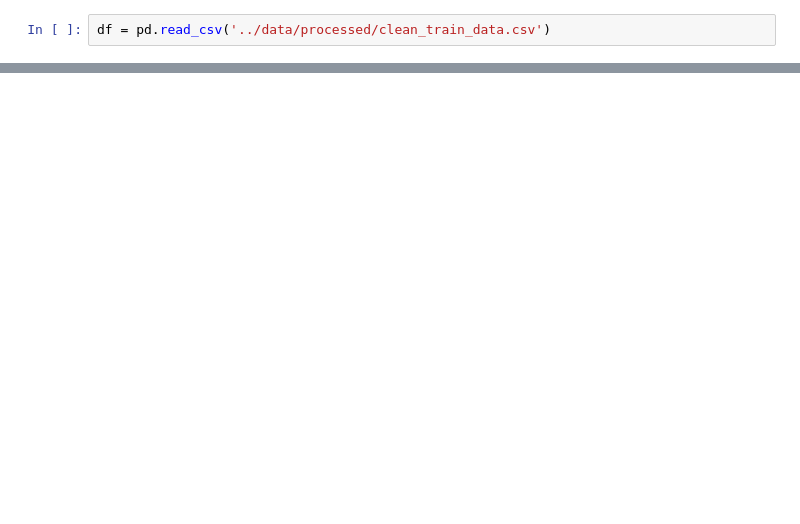
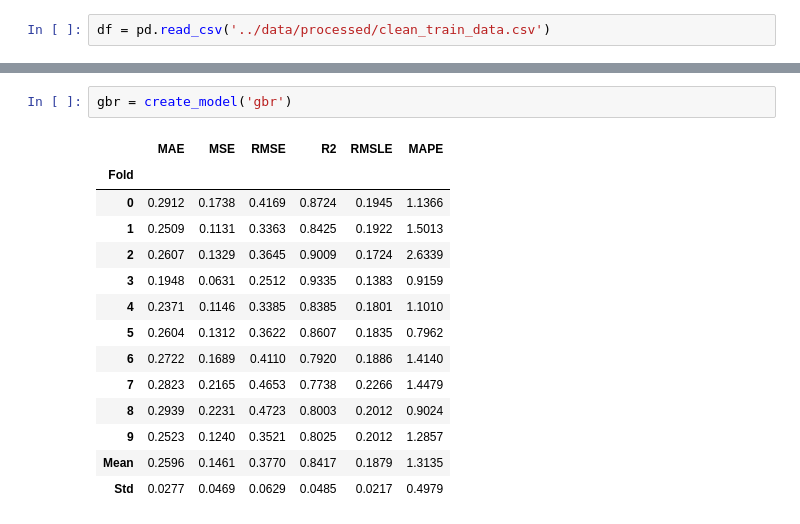
Before and after one commit to uniquekarki/housing_price, a Jupyter notebook: notebooks/3-data-training.ipynb, the cells around one changed output, grey strips where cells are left out. Saved outputs shown, nothing was run; the diff lists cells and outputs as text; blank space fills up the shorter version.

Commit message:
added data preprocessing and training model

```diff
--- a/notebooks/3-data-training.ipynb
+++ b/notebooks/3-data-training.ipynb
@@ -15,0 +57,17 @@ df.head()
+# %%
+gbr = create_model('gbr')
+# %% [output]
+|  | MAE | MSE | RMSE | R2 | RMSLE | MAPE |
+| Fold |  |  |  |  |  |  |
+| 0 | 0.2912 | 0.1738 | 0.4169 | 0.8724 | 0.1945 | 1.1366 |
+| 1 | 0.2509 | 0.1131 | 0.3363 | 0.8425 | 0.1922 | 1.5013 |
+| 2 | 0.2607 | 0.1329 | 0.3645 | 0.9009 | 0.1724 | 2.6339 |
+| 3 | 0.1948 | 0.0631 | 0.2512 | 0.9335 | 0.1383 | 0.9159 |
+| 4 | 0.2371 | 0.1146 | 0.3385 | 0.8385 | 0.1801 | 1.1010 |
+| 5 | 0.2604 | 0.1312 | 0.3622 | 0.8607 | 0.1835 | 0.7962 |
+| 6 | 0.2722 | 0.1689 | 0.4110 | 0.7920 | 0.1886 | 1.4140 |
+| 7 | 0.2823 | 0.2165 | 0.4653 | 0.7738 | 0.2266 | 1.4479 |
+| 8 | 0.2939 | 0.2231 | 0.4723 | 0.8003 | 0.2012 | 0.9024 |
+| 9 | 0.2523 | 0.1240 | 0.3521 | 0.8025 | 0.2012 | 1.2857 |
+| Mean | 0.2596 | 0.1461 | 0.3770 | 0.8417 | 0.1879 | 1.3135 |
+| Std | 0.0277 | 0.0469 | 0.0629 | 0.0485 | 0.0217 | 0.4979 |
```
Also changed, not shown: parts of 9 cells of this notebook, 3 other files.
